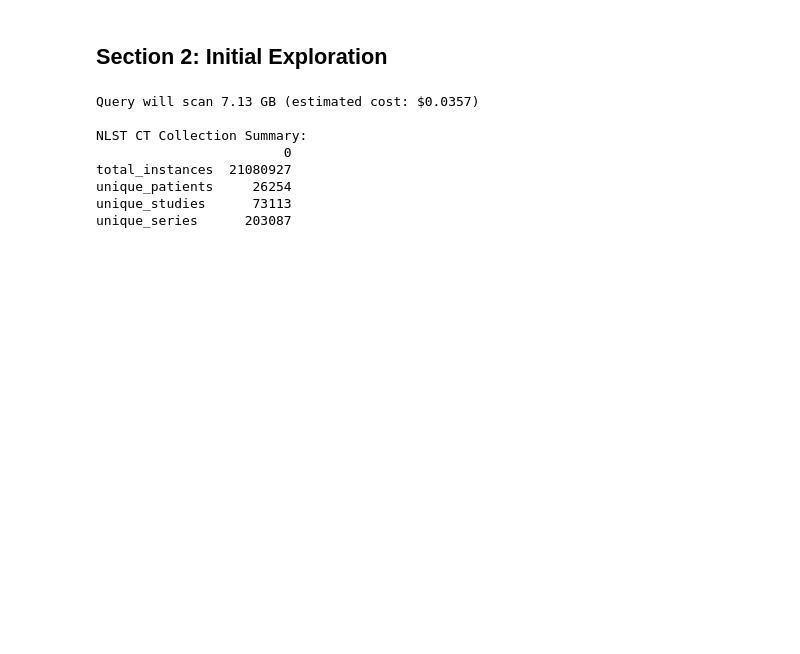
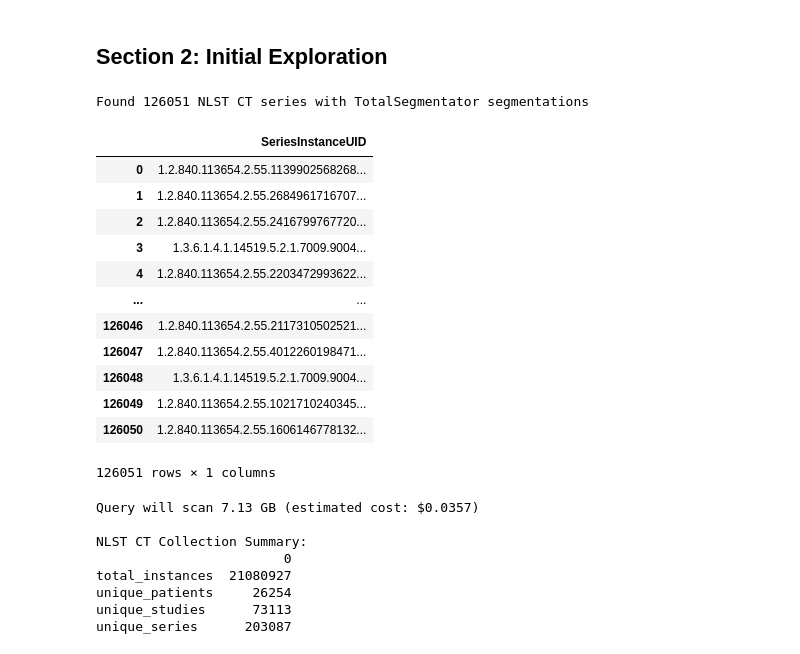
Before and after one commit to fedorov/nlst-exploration, a Jupyter notebook: nlst_ct_acquisition_analysis.ipynb, the cells around one changed output. Cells and saved outputs as stored; diff of their text form; code cells hidden in the pictures; blank space fills up the shorter version.

Commit message:
updated selection criteria
* only series selected for segmentation with TotalSegmentator earlier are included
* attributes that have single value or single value and nulls are excluded

```diff
--- a/nlst_ct_acquisition_analysis.ipynb
+++ b/nlst_ct_acquisition_analysis.ipynb
@@ -94,6 +112,44 @@ def safe_float(col):
     return f"SAFE_CAST({col} AS FLOAT64)"
 # %% [markdown]
 ## Section 2: Initial Exploration
+# %%
+# select series segmented by TotalSegmentator - those have been confirmed to be complete
+from idc_index import IDCClient
+
+# Initialize IDC client
+idc_client = IDCClient()
+
+# Fetch the seg_index for segmentation metadata
+idc_client.fetch_index("seg_index")
+
+# Query for NLST CT SeriesInstanceUIDs that have TotalSegmentator segmentations
+nlst_with_totalseg = idc_client.sql_query("""
+    SELECT DISTINCT src.SeriesInstanceUID
+    FROM seg_index seg
+    JOIN index seg_info ON seg.SeriesInstanceUID = seg_info.SeriesInstanceUID
+    JOIN index src ON seg.segmented_SeriesInstanceUID = src.SeriesInstanceUID
+    WHERE src.collection_id = 'nlst'
+      AND src.Modality = 'CT'
+      AND seg_info.analysis_result_id = 'TotalSegmentator-CT-Segmentations'
+""")
+
+print(f"Found {len(nlst_with_totalseg)} NLST CT series with TotalSegmentator segmentations")
+nlst_with_totalseg
+# %% [output]
+Found 126051 NLST CT series with TotalSegmentator segmentations
+|  | SeriesInstanceUID |
+| 0 | 1.2.840.113654.2.55.1139902568268... |
+| 1 | 1.2.840.113654.2.55.2684961716707... |
+| 2 | 1.2.840.113654.2.55.2416799767720... |
+| 3 | 1.3.6.1.4.1.14519.5.2.1.7009.9004... |
+| 4 | 1.2.840.113654.2.55.2203472993622... |
+| ... | ... |
+| 126046 | 1.2.840.113654.2.55.2117310502521... |
+| 126047 | 1.2.840.113654.2.55.4012260198471... |
+| 126048 | 1.3.6.1.4.1.14519.5.2.1.7009.9004... |
+| 126049 | 1.2.840.113654.2.55.1021710240345... |
+| 126050 | 1.2.840.113654.2.55.1606146778132... |
+126051 rows × 1 columns
 # %%
 
 query_counts = f"""
```
Also changed, not shown: parts of 3 cells of this notebook.
